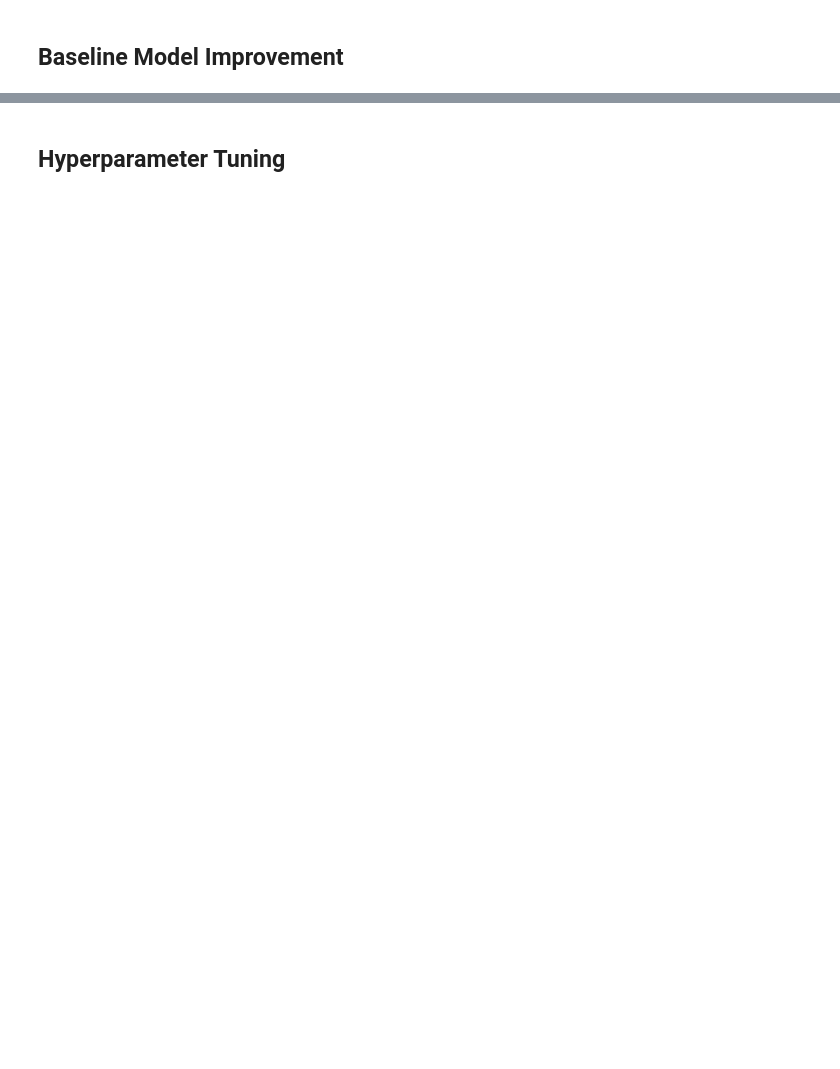
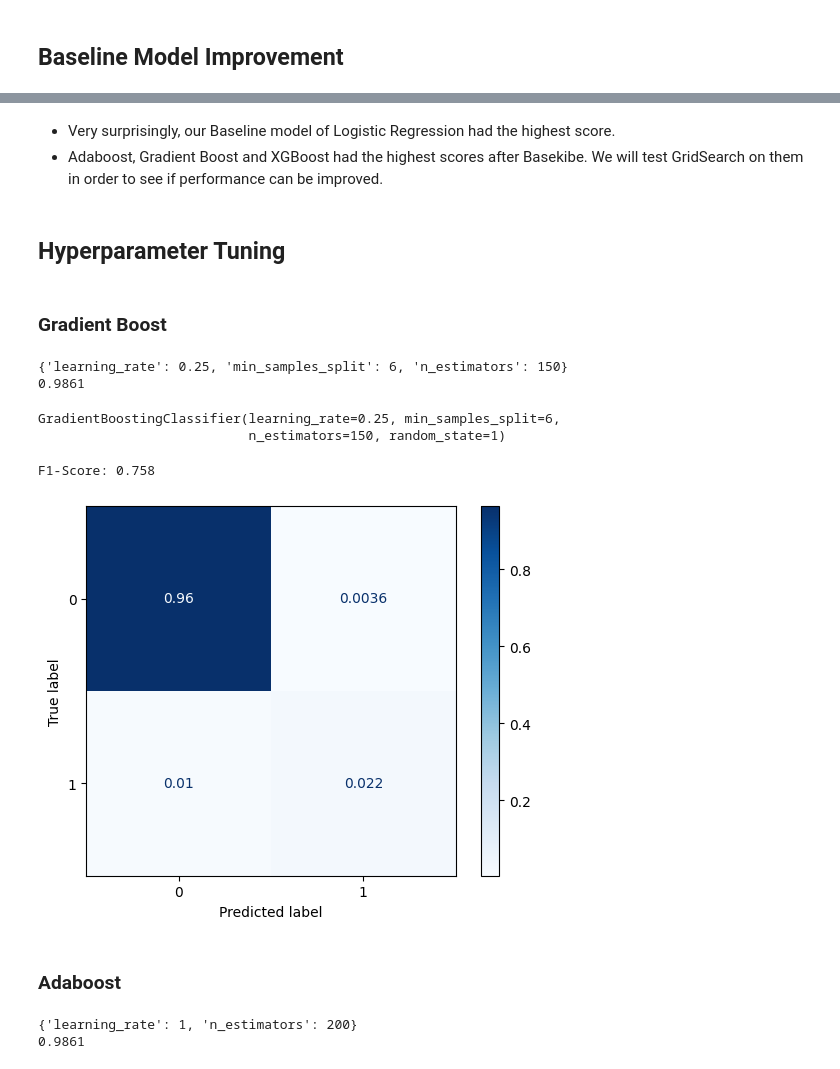
Before and after one commit to davidegc1/SupervisedML_ConversionRateChallenge, a Jupyter notebook: Conversion_Challenge.ipynb, the cells around one changed output, grey strips where cells are left out. Cells and saved outputs as stored; diff of their text form; code cells hidden in the pictures; blank space fills up the shorter version.

```diff
--- a/Conversion_Challenge.ipynb
+++ b/Conversion_Challenge.ipynb
@@ -644,2 +804,64 @@ plt.show()
+# %% [markdown]
+- Very surprisingly, our Baseline model of Logistic Regression had the highest score.
+- Adaboost, Gradient Boost and XGBoost had the highest scores after Basekibe. We will test GridSearch on them in order to see if performance can be improved.
 # %% [markdown]
 ## Hyperparameter Tuning
+# %% [markdown]
+### Gradient Boost
+# %%
+param_grid = {"n_estimators": [100, 150, 200],
+              "learning_rate": [0.01, 0.1, 0.25, 0.5],
+              "min_samples_split": [4, 6, 8]
+              }
+
+gradient_grid_search = GridSearchCV(gradient,
+                                    param_grid=param_grid,
+                                    cv=5,
+                                    n_jobs=-1)
+
+gradient_grid_search.fit(X_train, y_train)
+
+print(gradient_grid_search.best_params_)
+print(gradient_grid_search.best_score_.round(4))
+# %% [output]
+{'learning_rate': 0.25, 'min_samples_split': 6, 'n_estimators': 150}
+0.9861
+# %%
+gradient_grid_search.best_estimator_
+# %% [output]
+GradientBoostingClassifier(learning_rate=0.25, min_samples_split=6,
+                           n_estimators=150, random_state=1)
+# %%
+gradient_tuned = gradient_grid_search.best_estimator_
+gradient_tuned.fit(X_train, y_train)
+
+print(f"F1-Score: {f1_score(y_val, gradient_tuned.predict(X_val)).round(3)}")
+
+# display confusion matrix
+ConfusionMatrixDisplay.from_estimator(gradient_tuned, X_val, y_val,
+                                          normalize="all",
+                                          values_format=".2g",
+                                          cmap="Blues")
+plt.show()
+# %% [output]
+F1-Score: 0.758
+[figure, added]
+# %% [markdown]
+### Adaboost
+# %%
+param_grid = {"n_estimators": [50, 75, 100, 125, 150, 200],
+              "learning_rate": [0.01, 0.1, 0.25, 0.5, 1]
+              }
+
+adaboost_grid_search = GridSearchCV(adaboost,
+                                    param_grid=param_grid,
+                                    cv=5,
+                                    n_jobs=-1,)
+
+adaboost_grid_search.fit(X_train, y_train)
+
+print(adaboost_grid_search.best_params_)
+print(adaboost_grid_search.best_score_.round(4))
+# %% [output]
+{'learning_rate': 1, 'n_estimators': 200}
+0.9861
```
Also changed, not shown: parts of 35 cells of this notebook, 2 other files.
